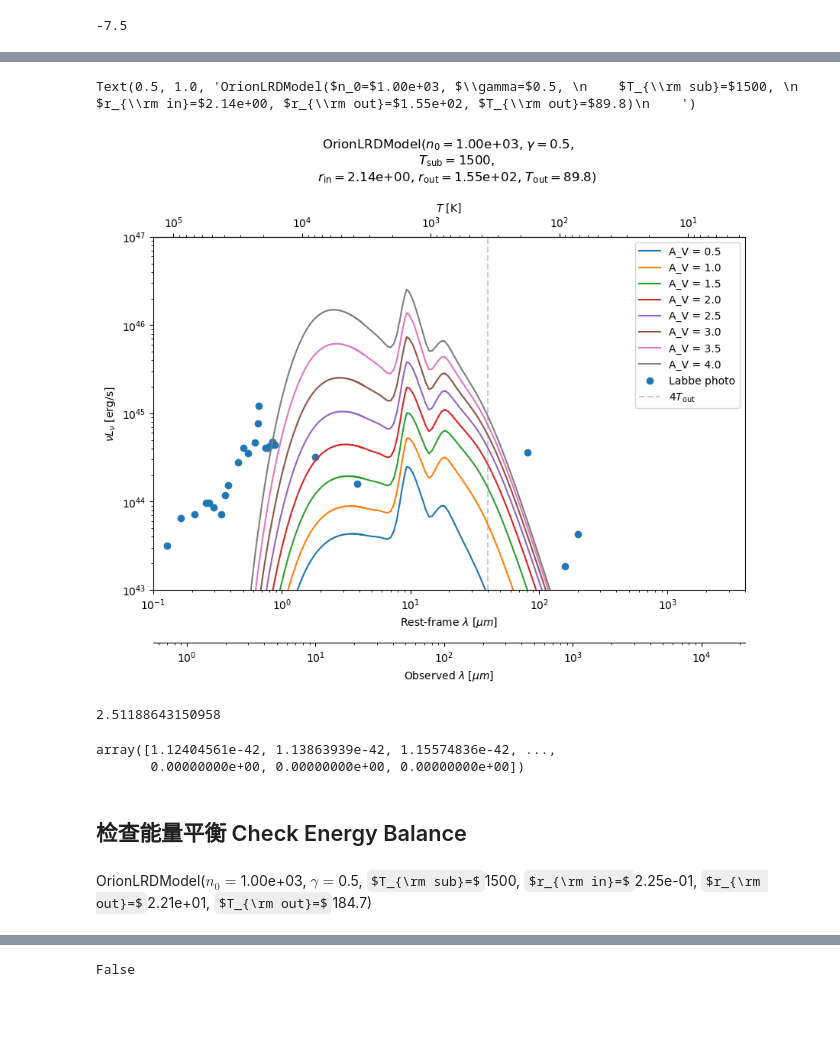
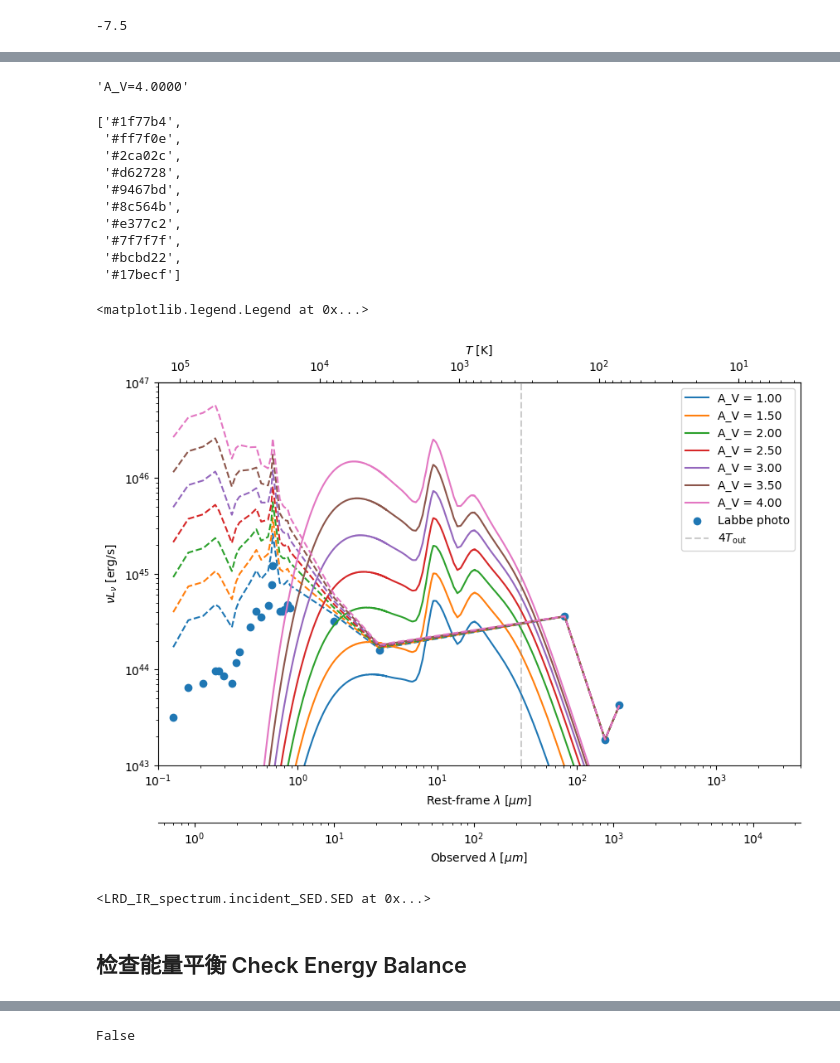
Before and after one commit to c-kj/LRD_dust_modeling, a Jupyter notebook: notebooks/A_V_constraint.ipynb, the cells around one changed output, grey strips where cells are left out. Drawn from its saved outputs; the diff is of its cells as text; code cells hidden in the pictures; some formulas as TeX source; blank space fills up the shorter version.

```diff
--- a/notebooks/A_V_constraint.ipynb
+++ b/notebooks/A_V_constraint.ipynb
@@ -315,78 +306,91 @@ A_lambda = 2.5 * Orion_opacity.interp_ext(Labbe_photo['nu_rest']) / sigma_H_V
 10**(0.4 * A_lambda)
 # %% [output]
 $[67.245659,~58.160135,~58.589647,~54.452616,~47.174858,~39.337206,~29.464416,~25.181905,~22.27063,~14.90561,~11.875931,~9.955612,~7.8391168,~7.0223353,~6.7319552,~5.3634801,~4.8734928,~4.6454088,~4.2206469,~3.9047633,~1.494873,~1.0859015,~1.0048105,~1.0012473,~1.0007534] \; \mathrm{}$
+# %%
+f"{A_V=:.4f}"
+# %% [output]
+'A_V=4.0000'
+# %%
+cycle = plt.rcParams['axes.prop_cycle']
+# %%
+cycle.by_key()['color']
+# %% [output]
+['#1f77b4',
+ '#ff7f0e',
+ '#2ca02c',
+ '#d62728',
+ '#9467bd',
+ '#8c564b',
+ '#e377c2',
+ '#7f7f7f',
+ '#bcbd22',
+ '#17becf']
 # %%
 fig, ax = plt.subplots(figsize=(10, 6))
 
-for A_V in np.arange(0.5, 4.5, .5):
+color_cycle = plt.rcParams['axes.prop_cycle'].by_key()['color']
+for index, A_V in enumerate(np.arange(1, 4.5, .5)):
     model = A_V_model(
-        n_0=1e3,
+        n_0=1e3 * u.cm**-3,
         gamma=0.5,
-        T_sub=1500,
+        T_sub=1500 * u.K,
         A_V=A_V,
         opacity=Orion_opacity,
         observed_SED=SED(Labbe_photo['nu_rest'], Labbe_photo['Lnu_rest']),
         tau_ph = 0,
     )
 
-    L_nu_cgs = model.calc_L_nu(r_sample_num=1000) * u.pc.to(u.cm)**3
-    L_nu = L_nu_cgs * u.erg / u.s / u.Hz
-    nu_L_nu = L_nu * model.opacity.nu
+    nu_L_nu = model.calc_nu_L_nu(r_sample_num=1000)
 
-    ax.loglog(Orion_opacity.wavelength, nu_L_nu, label=f'{A_V = }')
+    ax.loglog(Orion_opacity.wavelength, nu_L_nu, label=f'{A_V = :.2f}', color=color_cycle[index]) # IR 出射光谱
+
+    ax.loglog(model.incident_SED.nu.to(u.um, u.spectral()), model.incident_SED.L_nu * model.incident_SED.nu, color=color_cycle[index], ls='--') #  de-reddened 入射光谱
 
 #TEMP
 ax.scatter('wavelength_rest', 'nu_L_nu', data=Labbe_photo, label='Labbe photo', )
 
+
 # 设定坐标轴的范围
-ax.set_xlim(1e-1, 4e3)
-ax.set_ylim(1e43, 1e47)
+ax.set_xlim(*[1e-1, 4e3] * u.micron)
+ax.set_ylim(*[1e43, 1e47] * u.erg/u.s)
 
 # 坐标轴 label
 ax.set_xlabel(r"Rest-frame $\lambda$ [$\mu m$]")
 ax.set_ylabel(r"$\nu L_\nu \ [{\rm erg/s}]$")
 
 # 上方的 T 轴
 def wavelength_to_temperature(x):
-    return (const.h * const.c / const.k_B).to(u.K * u.micron).value / x
+    from astropy.constants import c, h, k_B
+    return (h * c / k_B).to_value(u.K * u.micron) / x
 
 T_axis = ax.secondary_xaxis('top', functions=(wavelength_to_temperature, wavelength_to_temperature))
 T_axis.set_xlabel(r"$T$ [K]")
-ax.axvline(wavelength_to_temperature(4 * model.T_out), color='grey', alpha=.4, linestyle='--', label = r"$4 T_{\rm out}$")
+ax.axvline(wavelength_to_temperature(4 * model.T_out.to_value(u.K)), color='grey', alpha=.4, linestyle='--', label = r"$4 T_{\rm out}$")
 
 z = Labbe_photo.meta['z']
 T_axis = ax.secondary_xaxis(location=-.15, functions=(lambda x: x * (1+z), lambda x: x / (1+z)))
 T_axis.set_xlabel(r"Observed $\lambda$ [$\mu m$]")
 
 # 添加图例
 ax.legend()
-ax.set_title(rf"{model:latex}")
+# ax.set_title(rf"{model:latex}")
 # %% [output]
-Text(0.5, 1.0, 'OrionLRDModel($n_0=$1.00e+03, $\\gamma=$0.5, \n    $T_{\\rm sub}=$1500, \n    $r_{\\rm in}=$2.14e+00, $r_{\\rm out}=$1.55e+02, $T_{\\rm out}=$89.8)\n    ')
+<matplotlib.legend.Legend at 0x...>
-[figure, old version]
+[figure, new version]
-# %%
-10**0.4
-# %% [output]
-2.51188643150958
 # %%
-model.calc_L_nu()
+model.incident_SED
 # %% [output]
-array([1.12404561e-42, 1.13863939e-42, 1.15574836e-42, ...,
-       0.00000000e+00, 0.00000000e+00, 0.00000000e+00])
+<LRD_IR_spectrum.incident_SED.SED at 0x...>
 # %% [markdown]
 ## 检查能量平衡 Check Energy Balance
 # %%
 model = A_V_model(
-    n_0=1e3,
+    n_0=1e3 * u.cm**-3,
     gamma=0.5,
-    T_sub=1500,
-    A_V=.5,
+    T_sub=1500 * u.K,
+    A_V=3,
     opacity=Orion_opacity,
     observed_SED=SED(Labbe_photo['nu_rest'], Labbe_photo['Lnu_rest']),
-    # tau_ph=0,
+    tau_ph=0
 )
-model
+# model
-# %% [output]
-OrionLRDModel($n_0=$1.00e+03, $\gamma=$0.5,
-    $T_{\rm sub}=$1500,
-    $r_{\rm in}=$2.25e-01, $r_{\rm out}=$2.21e+01, $T_{\rm out}=$184.7)
```
Also changed, not shown: parts of 17 cells of this notebook, 2 other files.
